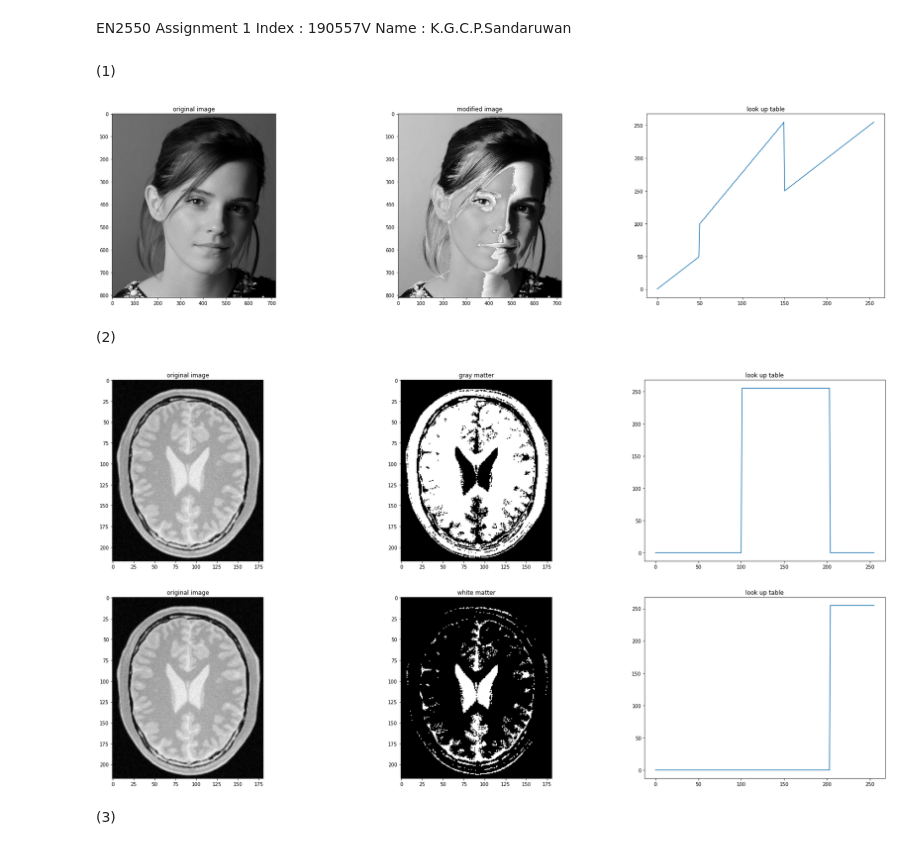
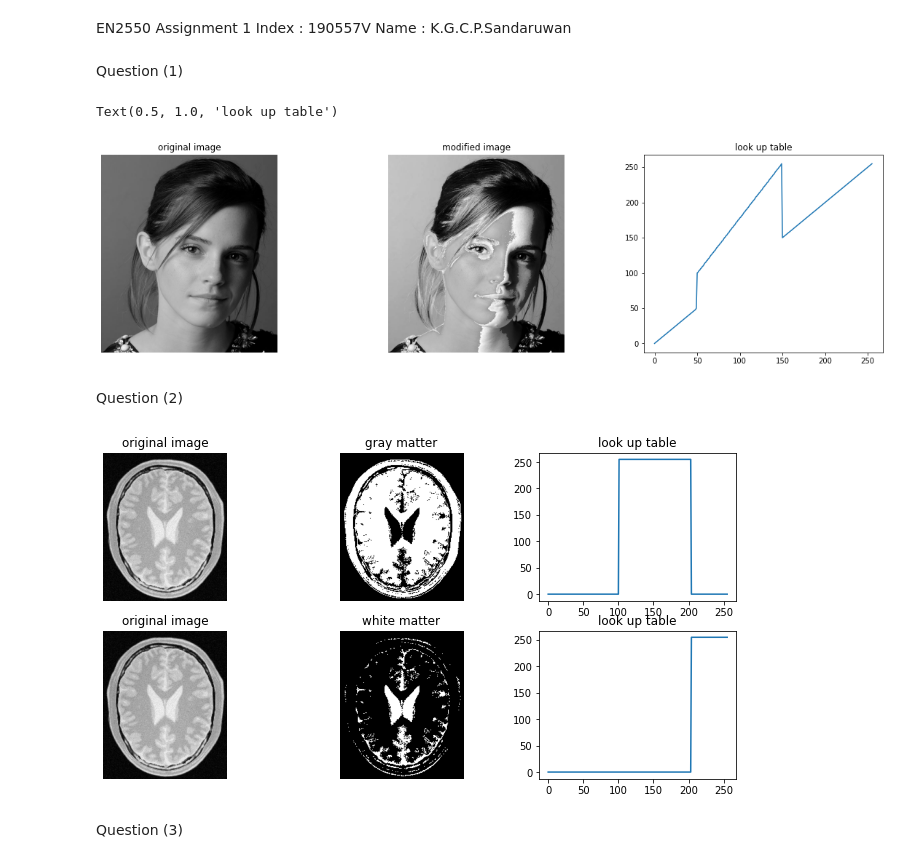
Before and after one commit to Chathushka1999/EN2550_Assignments, a Jupyter notebook: Assignment1.ipynb, the cells around one changed output. Drawn from its saved outputs; the diff is of its cells as text; code cells hidden in the pictures.

```diff
--- a/Assignment1.ipynb
+++ b/Assignment1.ipynb
@@ -3,7 +3,7 @@ EN2550 Assignment 1
 Index : 190557V
 Name : K.G.C.P.Sandaruwan
 # %% [markdown]
-(1)
+Question (1)
 # %%
 import cv2 as cv
 import numpy as np
@@ -11,27 +11,30 @@ import matplotlib.pyplot as plt
 # %%
 emma=cv.imread("emma_gray.jpg")
 assert emma is not None
 t1 = np.linspace(0,50,50)
 t2=np.linspace(100,255,100)
 t3=np.linspace(150,255,106)
 table=np.concatenate((t1,t2,t3),axis=0).astype(np.uint8)
 #modified=cv.LUT(emma,table)
-
 emma=cv.cvtColor(emma,cv.COLOR_BGR2RGB)
 modified=cv.LUT(emma,table)
 modified=cv.cvtColor(modified,cv.COLOR_BGR2RGB)
 fig,ax=plt.subplots(1,3)
-fig.set_figwidth(30)
-fig.set_figheight(7)
+fig.set_figwidth(20)
+fig.set_figheight(5)
 ax[0].imshow(emma)
 ax[0].set_title("original image")
+ax[0].axis("off")
+ax[1].imshow(modified)
 ax[1].set_title("modified image")
+ax[1].axis("off")
+ax[2].plot(table)
 ax[2].set_title("look up table")
-#plt.axis("off")
 # %% [output]
+Text(0.5, 1.0, 'look up table')
-[figure, old version]
+[figure, new version]
 # %% [markdown]
-(2)
+Question (2)
 # %%
 # 101-204 gray matter
 # 204-256 white matter
@@ -48,22 +51,26 @@ grayMatter=cv.LUT(brain,table_gm)
 whiteMatter=cv.LUT(brain,table_wm)
 #brain=cv.cvtColor(brain,cv.COLOR_BGR2RGB)
 fig,ax=plt.subplots(2,3)
-fig.set_figwidth(30)
-fig.set_figheight(15)
+fig.set_figwidth(12)
+fig.set_figheight(6)
 ax[0][0].set_title("original image")
 ax[0][1].set_title("gray matter")
+ax[0][0].axis("off")
+ax[0][1].axis("off")
 ax[0][2].set_title("look up table")
 ax[0][0].imshow(brain)
 ax[0][1].imshow(grayMatter)
 ax[0][2].plot(table_gm)
 ax[1][0].set_title("original image")
 ax[1][1].set_title("white matter")
+ax[1][0].axis("off")
+ax[1][1].axis("off")
 ax[1][2].set_title("look up table")
 ax[1][0].imshow(brain)
 ax[1][1].imshow(whiteMatter)
 ax[1][2].plot(table_wm)
 plt.show()
 # %% [output]
-[figure, old version]
+[figure, new version]
 # %% [markdown]
-(3)
+Question (3)
```
Also changed, not shown: parts of 2 cells of this notebook, 1 other file.
